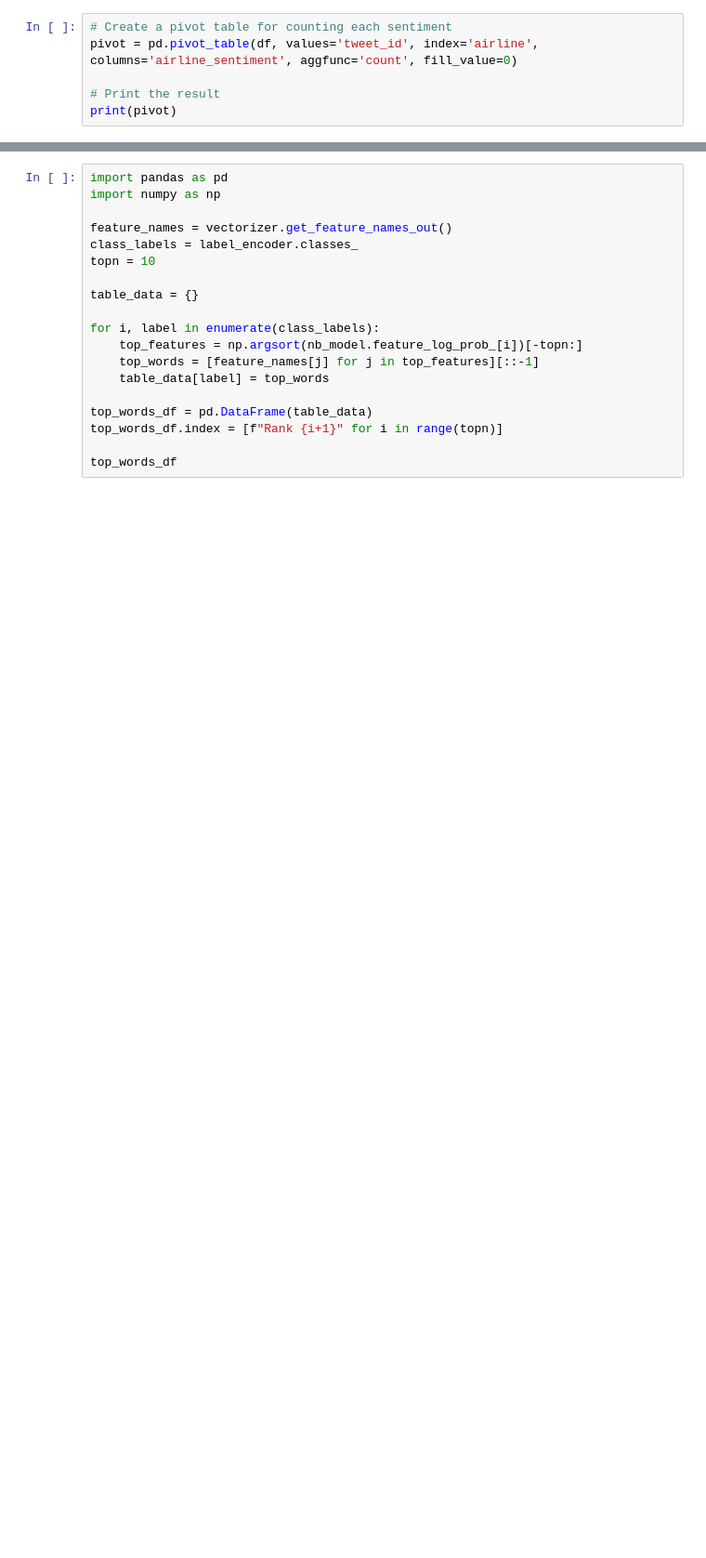
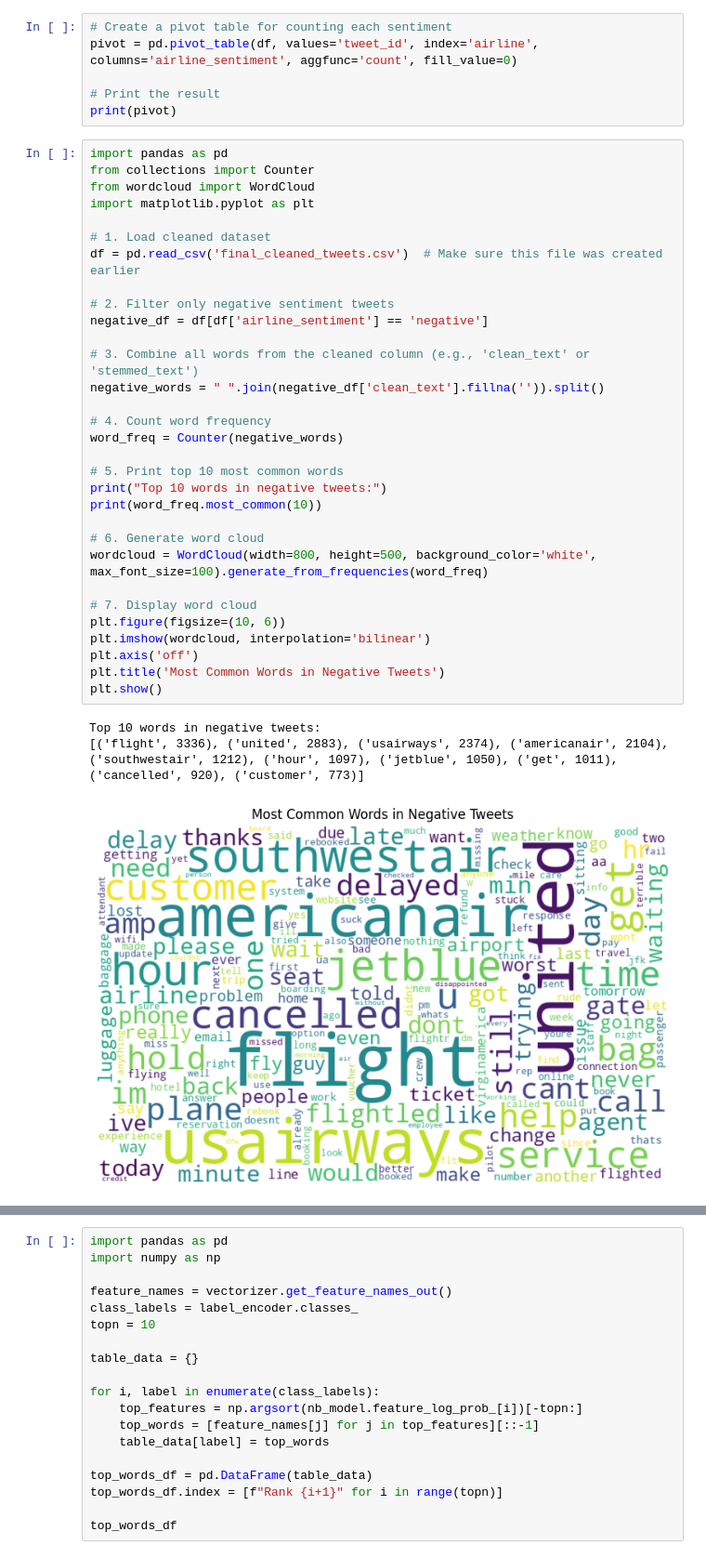
Before and after one commit to lana3x3/Data, a Jupyter notebook: notebookthebi-project.ipynb, the cells around one changed output, grey strips where cells are left out. Shown at 93% size. Cells and saved outputs as stored; diff of their text form; blank space fills up the shorter version.

```diff
--- a/notebookthebi-project.ipynb
+++ b/notebookthebi-project.ipynb
@@ -580,6 +700,41 @@ pivot = pd.pivot_table(df, values='tweet_id', index='airline', columns='airline_
 
 # Print the result
 print(pivot)
+# %%
+import pandas as pd
+from collections import Counter
+from wordcloud import WordCloud
+import matplotlib.pyplot as plt
+
+# 1. Load cleaned dataset
+df = pd.read_csv('final_cleaned_tweets.csv')  # Make sure this file was created earlier
+
+# 2. Filter only negative sentiment tweets
+negative_df = df[df['airline_sentiment'] == 'negative']
+
+# 3. Combine all words from the cleaned column (e.g., 'clean_text' or 'stemmed_text')
+negative_words = " ".join(negative_df['clean_text'].fillna('')).split()
+
+# 4. Count word frequency
+word_freq = Counter(negative_words)
+
+# 5. Print top 10 most common words
+print("Top 10 words in negative tweets:")
+print(word_freq.most_common(10))
+
+# 6. Generate word cloud
+wordcloud = WordCloud(width=800, height=500, background_color='white', max_font_size=100).generate_from_frequencies(word_freq)
+
+# 7. Display word cloud
+plt.figure(figsize=(10, 6))
+plt.imshow(wordcloud, interpolation='bilinear')
+plt.axis('off')
+plt.title('Most Common Words in Negative Tweets')
+plt.show()
+# %% [output]
+Top 10 words in negative tweets:
+[('flight', 3336), ('united', 2883), ('usairways', 2374), ('americanair', 2104), ('southwestair', 1212), ('hour', 1097), ('jetblue', 1050), ('get', 1011), ('cancelled', 920), ('customer', 773)]
+[figure, added]
 # %%
 import pandas as pd
 import re
```
Also changed, not shown: parts of 19 cells of this notebook.
